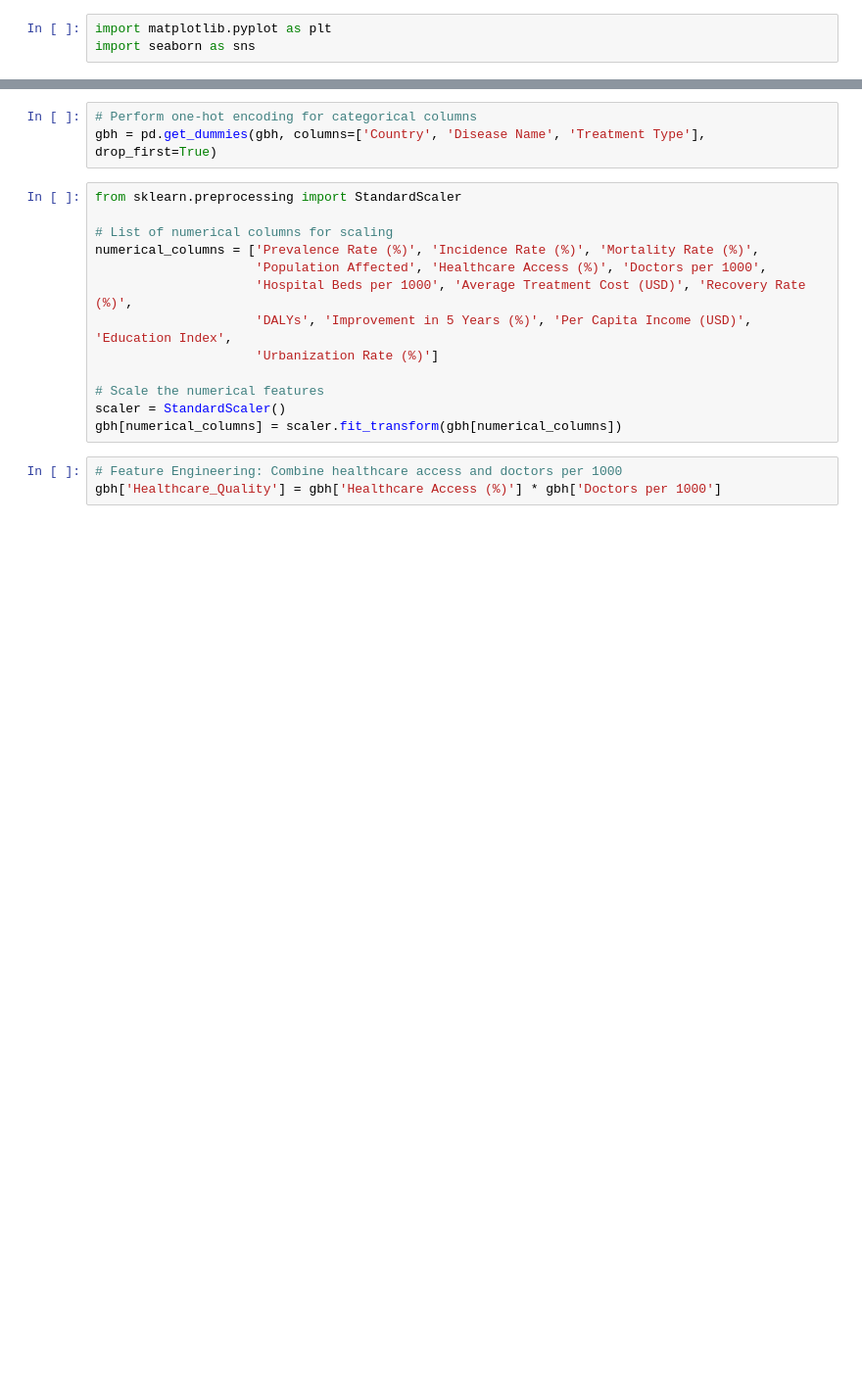
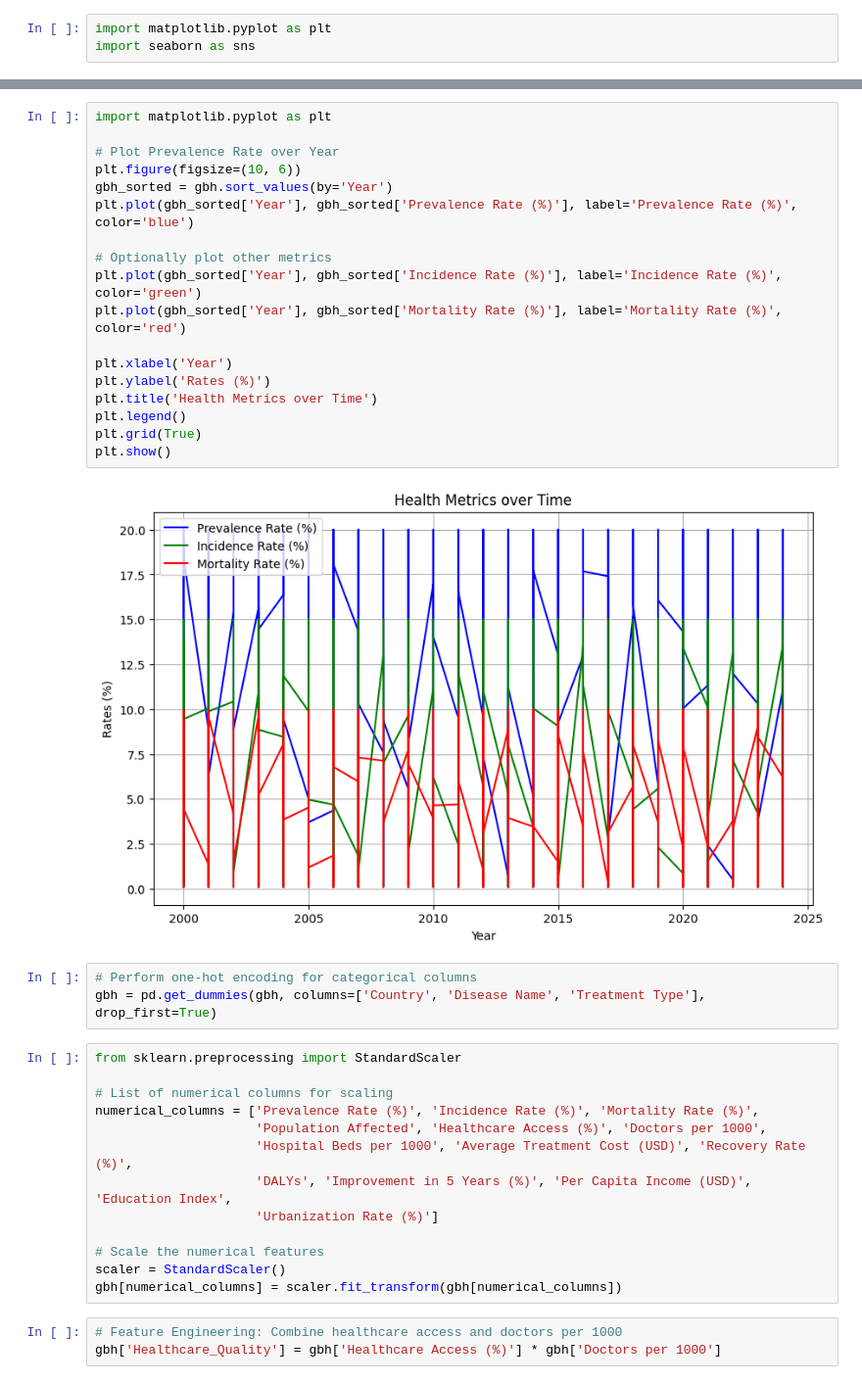
Before and after one commit to Immanuel-01/Global-Health, a Jupyter notebook: Copy_of_Global_Health.ipynb, the cells around one changed output, grey strips where cells are left out. Shown at 98% size. Drawn from its saved outputs; the diff is of its cells as text; blank space fills up the shorter version.

```diff
--- a/Copy_of_Global_Health.ipynb
+++ b/Copy_of_Global_Health.ipynb
@@ -76,3 +233,23 @@ print(missing_percentage)
+# %%
+import matplotlib.pyplot as plt
+
+# Plot Prevalence Rate over Year
+plt.figure(figsize=(10, 6))
+gbh_sorted = gbh.sort_values(by='Year')
+plt.plot(gbh_sorted['Year'], gbh_sorted['Prevalence Rate (%)'], label='Prevalence Rate (%)', color='blue')
+
+# Optionally plot other metrics
+plt.plot(gbh_sorted['Year'], gbh_sorted['Incidence Rate (%)'], label='Incidence Rate (%)', color='green')
+plt.plot(gbh_sorted['Year'], gbh_sorted['Mortality Rate (%)'], label='Mortality Rate (%)', color='red')
+
+plt.xlabel('Year')
+plt.ylabel('Rates (%)')
+plt.title('Health Metrics over Time')
+plt.legend()
+plt.grid(True)
+plt.show()
+# %% [output]
+[figure, added]
 # %%
 # Perform one-hot encoding for categorical columns
 gbh = pd.get_dummies(gbh, columns=['Country', 'Disease Name', 'Treatment Type'], drop_first=True)
```
Also changed, not shown: parts of 30 cells of this notebook.
